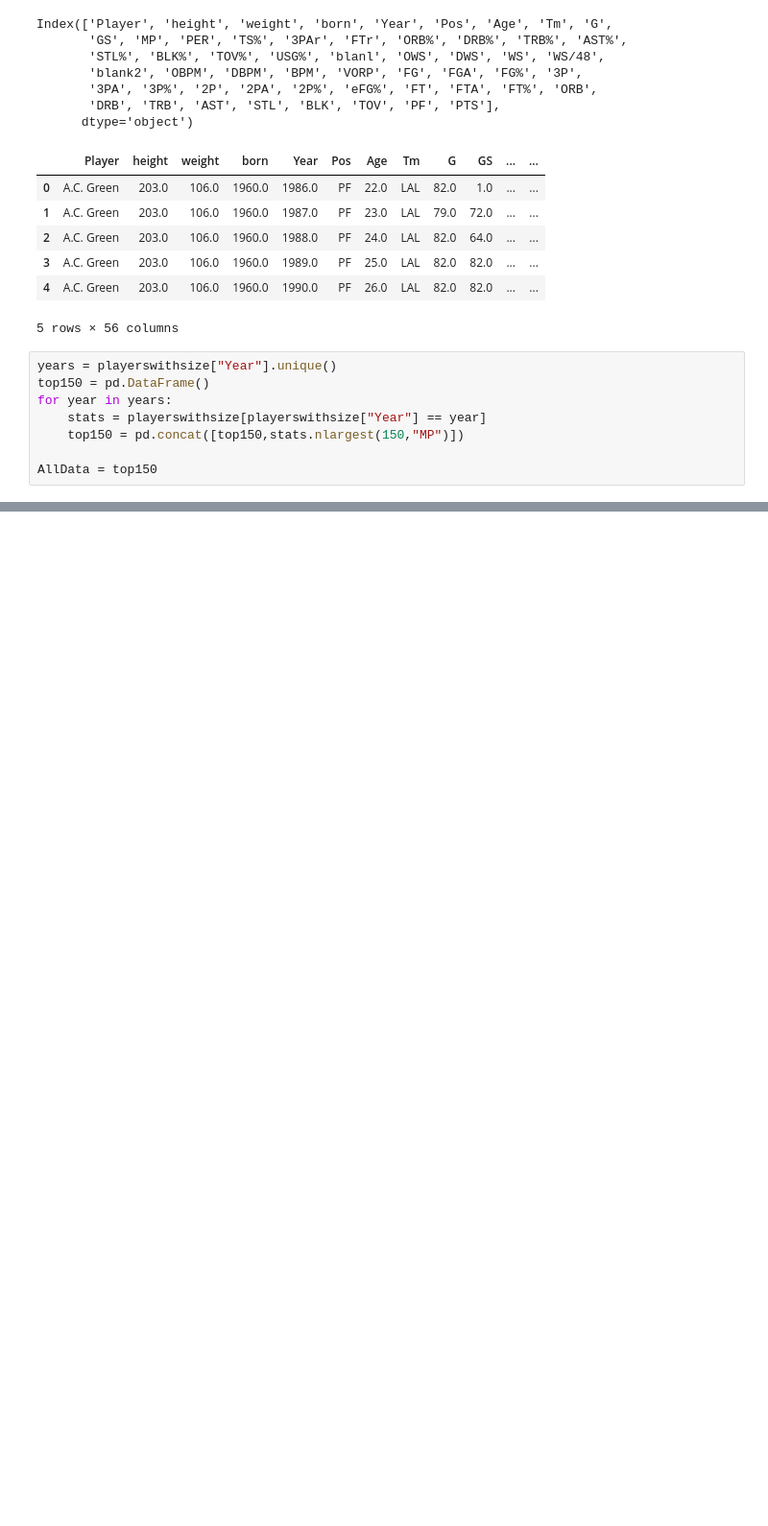
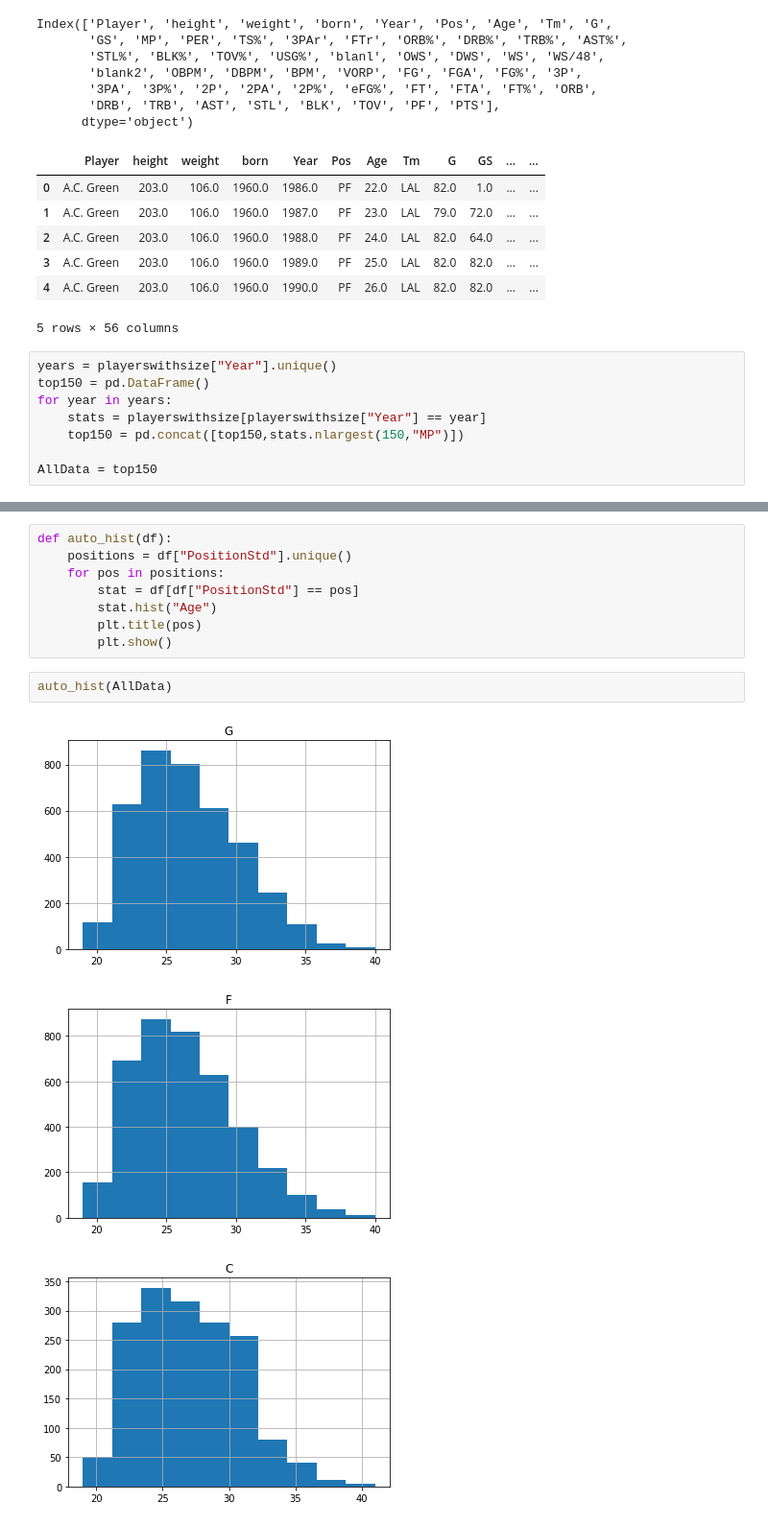
Before and after one commit to fr4nc1sj0hn/NBAAnalytics, a Jupyter notebook: NBA - Analytics.ipynb, the cells around one changed output, grey strips where cells are left out. Shown: that part at 96% size. Saved outputs shown, nothing was run; the diff lists cells and outputs as text; blank space fills up the shorter version.

```diff
--- a/NBA - Analytics.ipynb
+++ b/NBA - Analytics.ipynb
@@ -114,4 +113,18 @@ def auto_scatter(df):
         plt.show()
+# %%
+def auto_hist(df):
+    positions = df["PositionStd"].unique()
+    for pos in positions:
+        stat = df[df["PositionStd"] == pos]
+        stat.hist("Age")
+        plt.title(pos)
+        plt.show()
+# %%
+auto_hist(AllData)
+# %% [output]
+[figure, added]
+[figure, added]
+[figure, added]
 # %%
 subset = AllData[["Pos","height","weight","Age","MP","PTS","TRB","AST","STL","BLK","PositionStd","G"]].dropna()
 subset = subset[subset["MP"] > 0]
```
Also changed, not shown: parts of 8 cells of this notebook.
